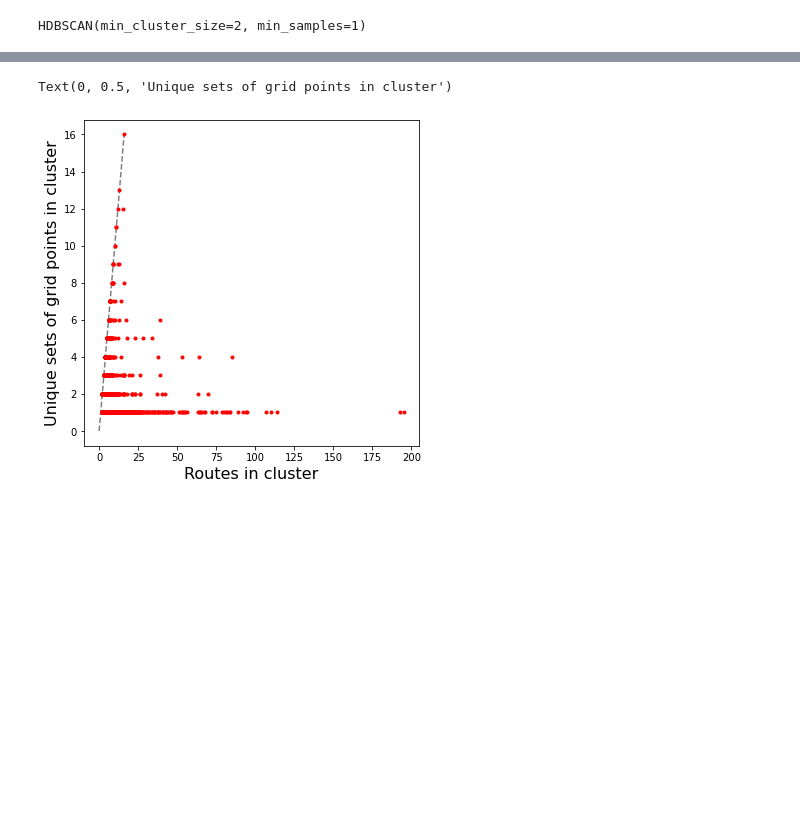
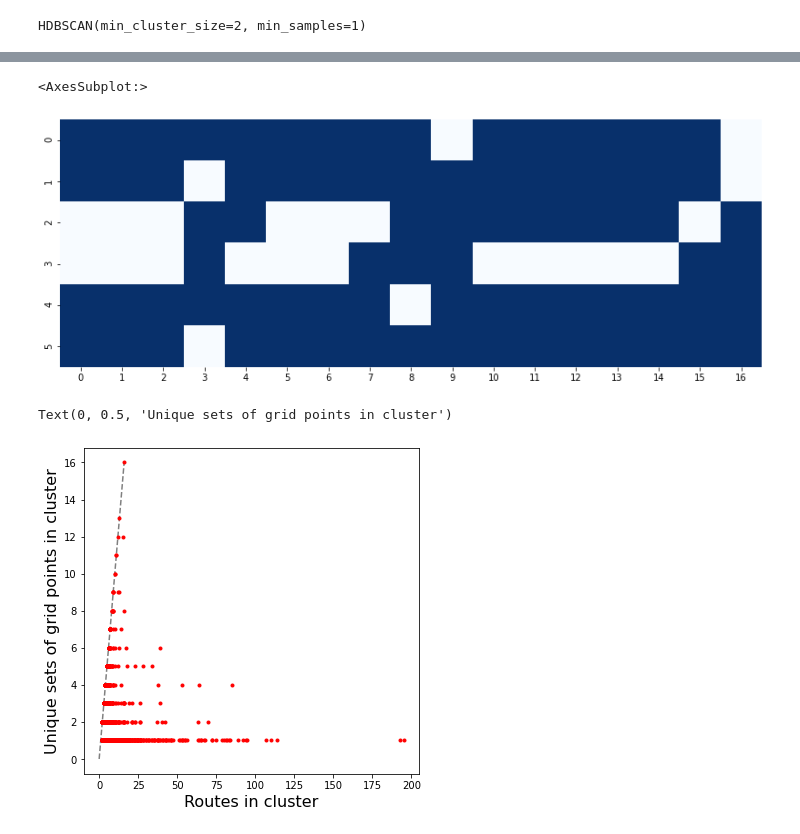
Before and after one commit to EHopper/EasyRider, a Jupyter notebook: deduping.ipynb, the cells around one changed output, grey strips where cells are left out. Drawn from its saved outputs; the diff is of its cells as text; code cells hidden in the pictures; blank space fills up the shorter version.

```diff
--- a/deduping.ipynb
+++ b/deduping.ipynb
@@ -321,3 +362,23 @@ lab_counts[lab_counts.n_rtes > 100].label.tolist()
+# %%
+lab = 1311
+a = rte_clustered[rte_clustered.labels == lab].grid_ids
+
+gi = [g for i in a for g in i]
+gi = set(gi)
+b = pd.DataFrame(index=a.index)
+for i, g in enumerate(gi):
+    b[i] = a.apply(lambda x: g in x)
+b.reset_index(drop=True, inplace=True)
+# for i, r in b.iterrows():
+#     plt.plot(np.arange(0+i/b.shape[0], 50+i/b.shape[0]), r, 'o')
+# plt.plot(np.sum(b.values.astype(int), axis=0))
+sns.set_palette('dark')
+
+plt.figure(figsize=(20, 5))
+sns.heatmap(b.values.astype(int), cbar=False, square=True, cmap="Blues_r")
+# %% [output]
+<AxesSubplot:>
+[figure, added]
 # %%
 plt.figure(figsize=(6, 6))
 plt.plot([0, 16], [0, 16], '--', color=(0.5, 0.5, 0.5))
```
Also changed, not shown: parts of 21 cells of this notebook, 5 other files.
